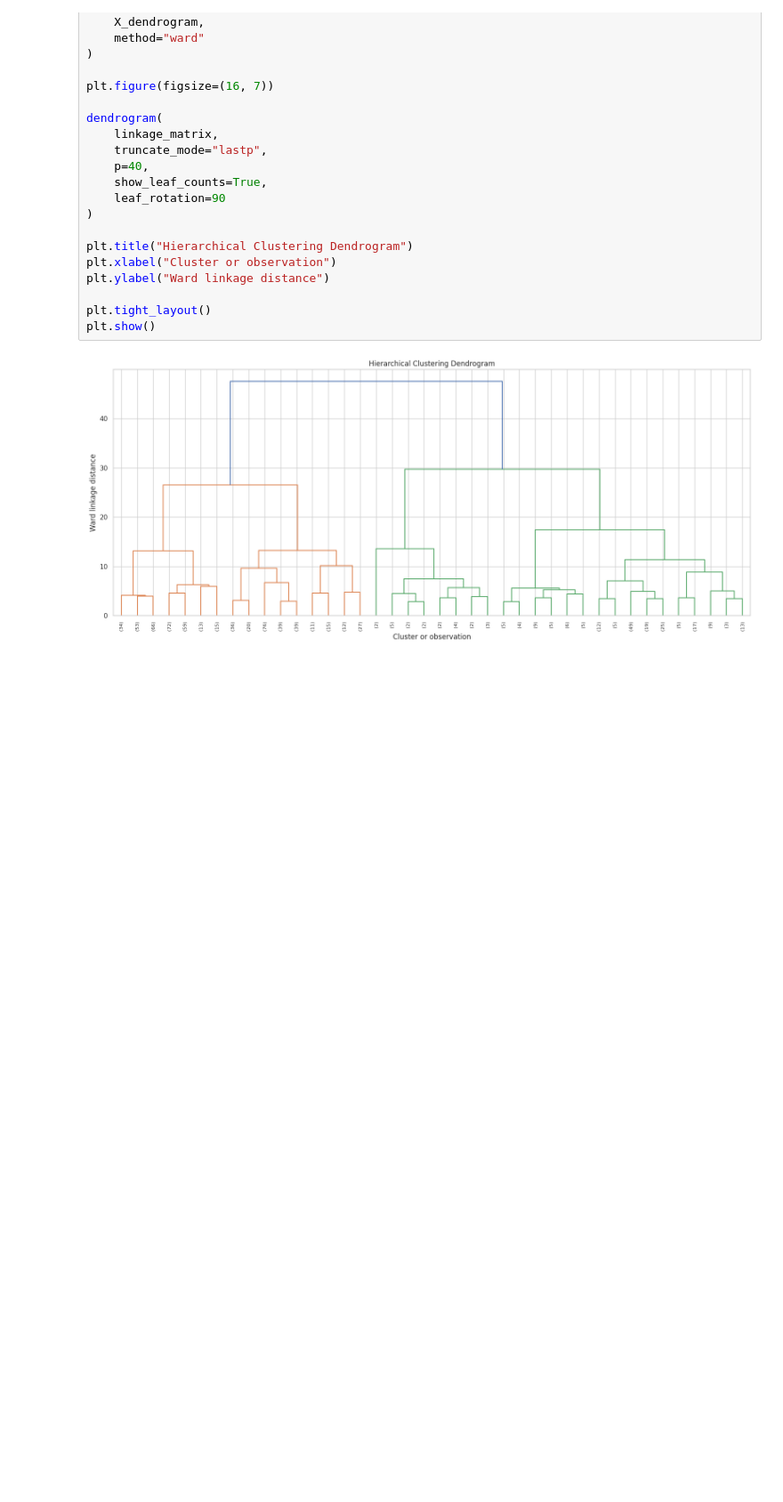
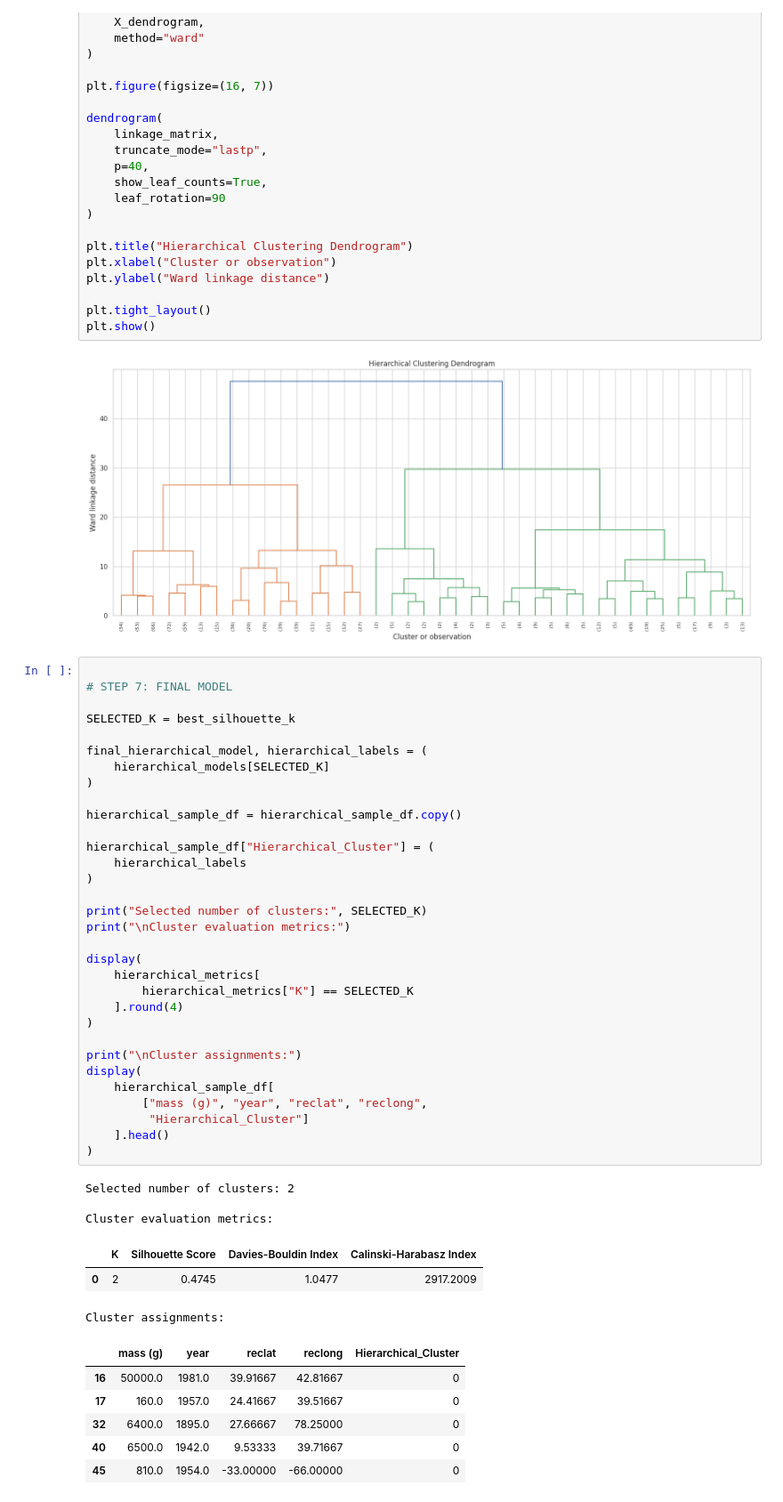
Before and after one commit to manaswiniyoshitha2006-netizen/ML-Evaluation, a Jupyter notebook: notebooks/clustering.ipynb, the cells around one changed output. Shown at 89% size. Cells and saved outputs as stored; diff of their text form; blank space fills up the shorter version.

```diff
--- a/notebooks/clustering.ipynb
+++ b/notebooks/clustering.ipynb
@@ -2241,3 +2241,48 @@ plt.tight_layout()
 plt.show()
 # %% [output]
 [figure]
+# %%
+
+# STEP 7: FINAL MODEL
+
+SELECTED_K = best_silhouette_k
+
+final_hierarchical_model, hierarchical_labels = (
+    hierarchical_models[SELECTED_K]
+)
+
+hierarchical_sample_df = hierarchical_sample_df.copy()
+
+hierarchical_sample_df["Hierarchical_Cluster"] = (
+    hierarchical_labels
+)
+
+print("Selected number of clusters:", SELECTED_K)
+print("\nCluster evaluation metrics:")
+
+display(
+    hierarchical_metrics[
+        hierarchical_metrics["K"] == SELECTED_K
+    ].round(4)
+)
+
+print("\nCluster assignments:")
+display(
+    hierarchical_sample_df[
+        ["mass (g)", "year", "reclat", "reclong",
+         "Hierarchical_Cluster"]
+    ].head()
+)
+# %% [output]
+Selected number of clusters: 2
+
+Cluster evaluation metrics:
+|  | K | Silhouette Score | Davies-Bouldin Index | Calinski-Harabasz Index |
+| 0 | 2 | 0.4745 | 1.0477 | 2917.2009 |
+Cluster assignments:
+|  | mass (g) | year | reclat | reclong | Hierarchical_Cluster |
+| 16 | 50000.0 | 1981.0 | 39.91667 | 42.81667 | 0 |
+| 17 | 160.0 | 1957.0 | 24.41667 | 39.51667 | 0 |
+| 32 | 6400.0 | 1895.0 | 27.66667 | 78.25000 | 0 |
+| 40 | 6500.0 | 1942.0 | 9.53333 | 39.71667 | 0 |
+| 45 | 810.0 | 1954.0 | -33.00000 | -66.00000 | 0 |
```
Also changed, not shown: parts of 1 cell of this notebook.
